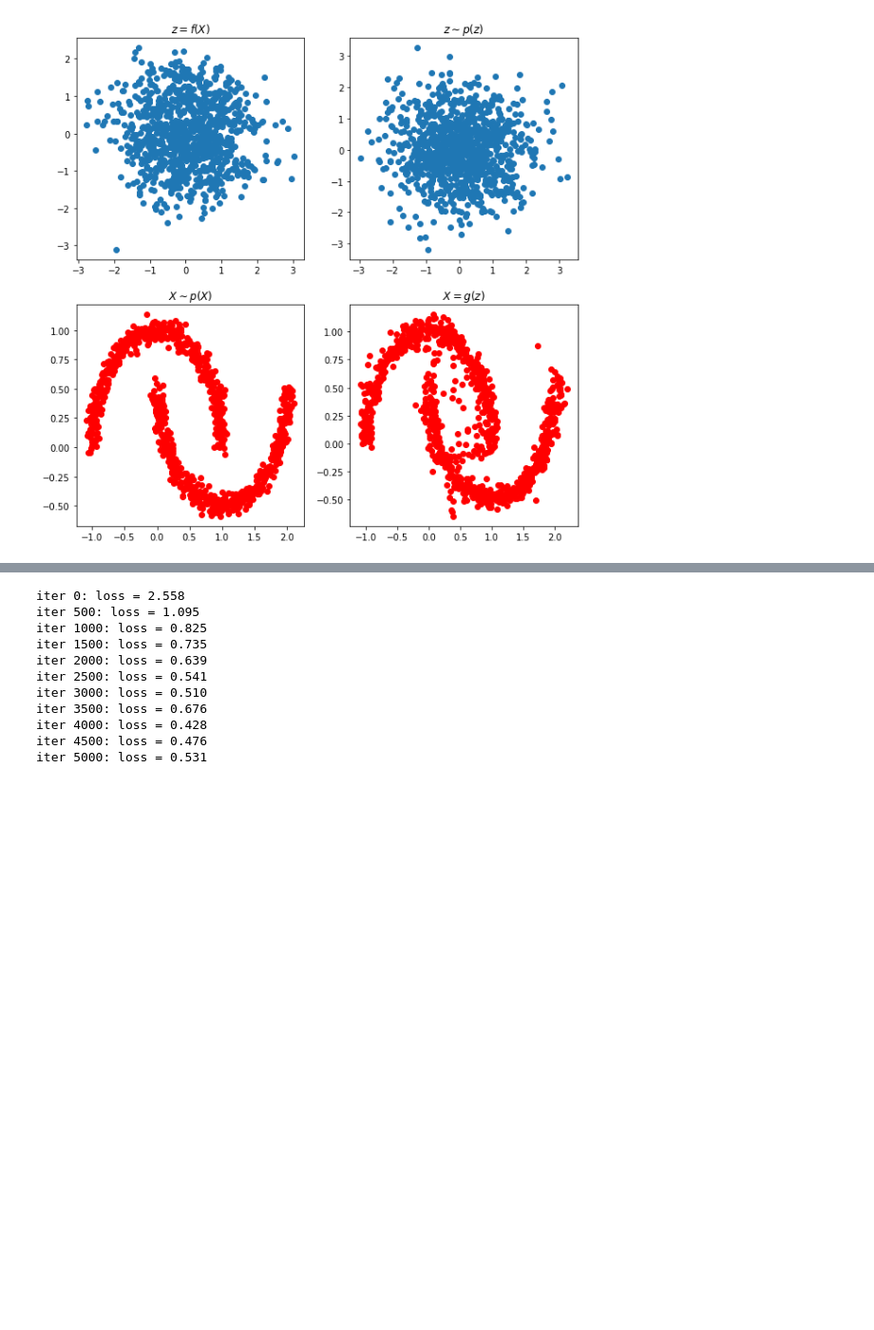
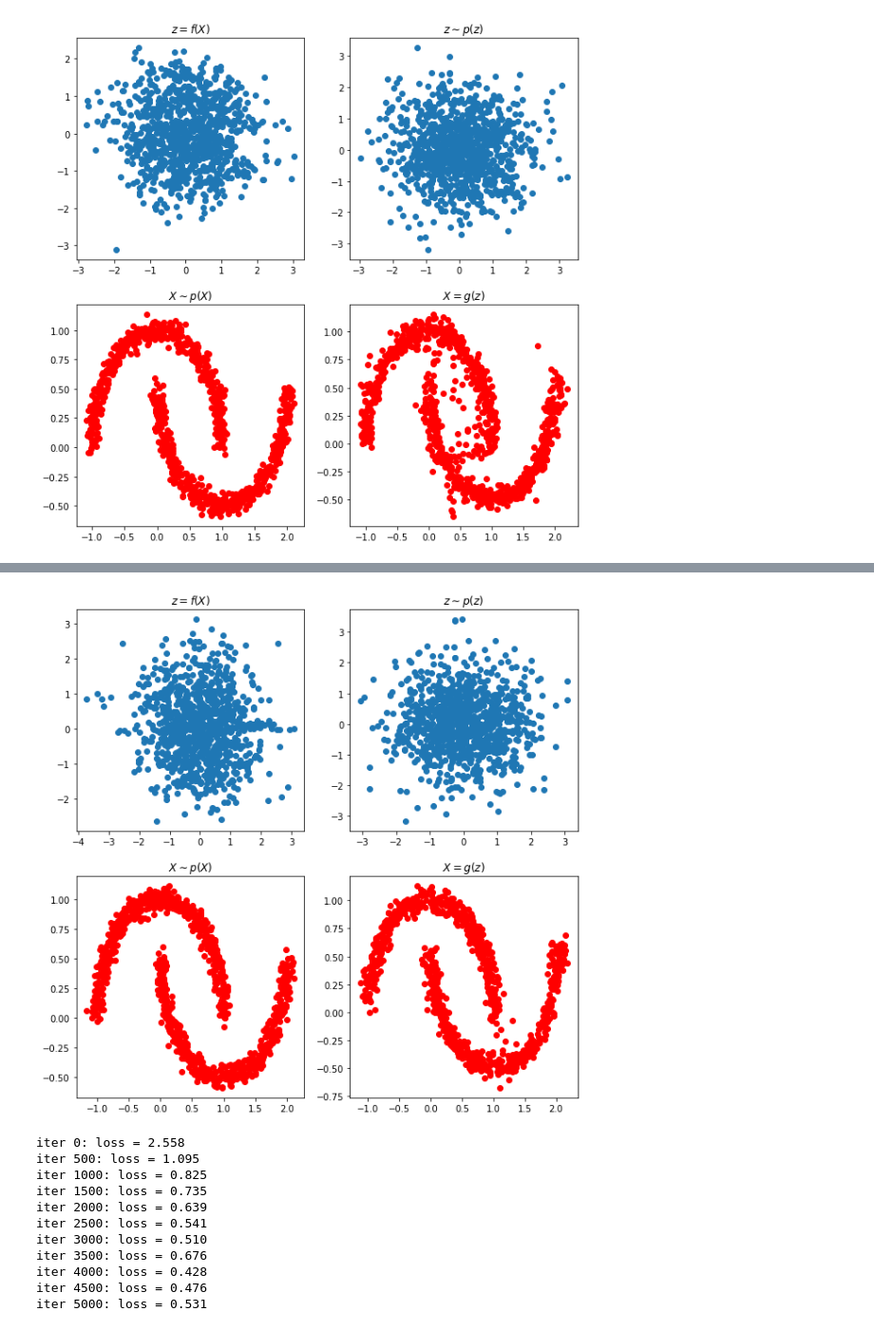
Before and after one commit to Tikhon239/HSE, a Jupyter notebook: BayesML/NF/nf-assignment.ipynb, the cells around one changed output, grey strips where cells are left out. Shown at 95% size. Cells and saved outputs as stored; diff of their text form; code cells hidden in the pictures; blank space fills up the shorter version.

```diff
--- a/BayesML/NF/nf-assignment.ipynb
+++ b/BayesML/NF/nf-assignment.ipynb
@@ -423,6 +443,6 @@ iter 10000: loss = 0.566
 # %%
 # увеличим количество масок
-args['n_layers'] = 3
+clear()
 args['number_of_coupling_layers'] = 9
 
 flow = get_flow_model(**args)
@@ -435,2 +463,3 @@ iter 1000: loss = 0.683
+[figure, added]
 # %%
 # попробуем убрать тангенс
```
Also changed, not shown: parts of 17 cells of this notebook.
